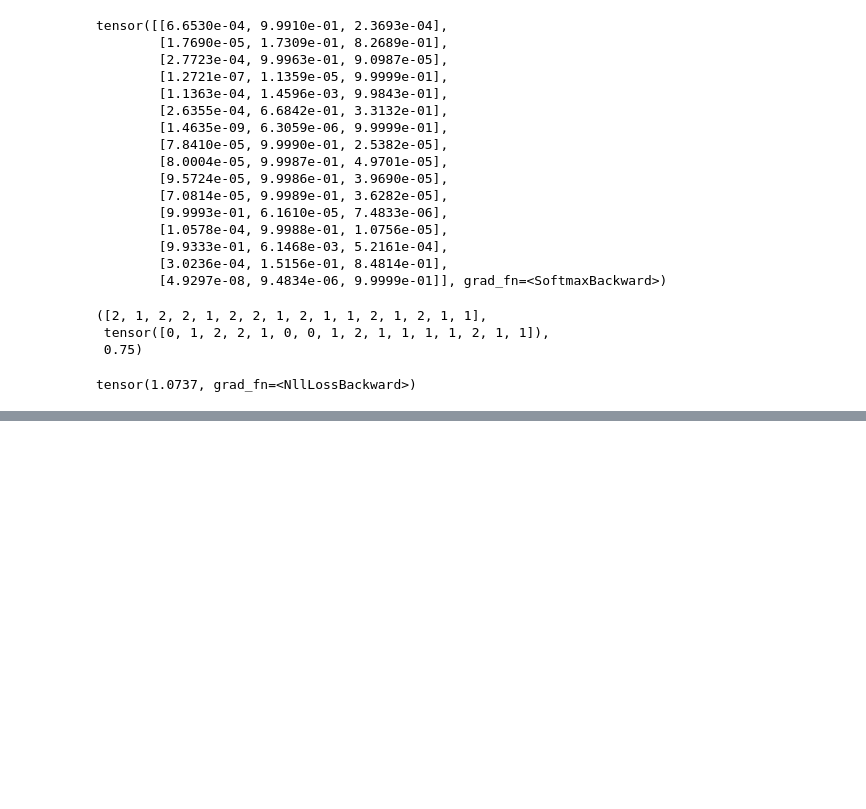
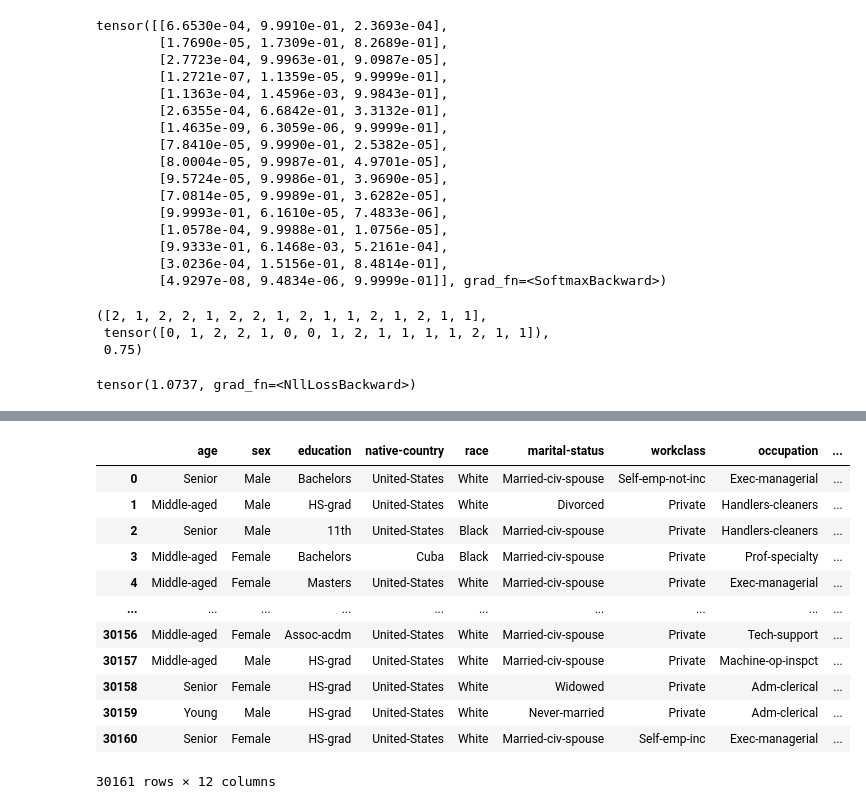
Before and after one commit to jmt0221/covid, a Jupyter notebook: covid-rec.ipynb, the cells around one changed output, grey strips where cells are left out. Saved outputs shown, nothing was run; the diff lists cells and outputs as text; code cells hidden in the pictures; blank space fills up the shorter version.

```diff
--- a/covid-rec.ipynb
+++ b/covid-rec.ipynb
@@ -250,0 +253,6 @@ tensor(1.0737, grad_fn=<NllLossBackward>)
+# %%
+df = pd.read_clipboard()
+# %%
+df.columns=['colum']
+# %%
+df = df.colum.apply(lambda x: x.split(','))
@@ -250,0 +274,23 @@ tensor(1.0737, grad_fn=<NllLossBackward>)
+# %%
+lst = []
+for i in list(df):
+    dct = {}
+    for j in i:
+        dct[j.split('=')[0]] = j.split('=')[1]
+    lst.append(dct)
+# %%
+pd.DataFrame(lst)
+# %% [output]
+|  | age | sex | education | native-country | race | marital-status | workclass | occupation | ... |
+| 0 | Senior | Male | Bachelors | United-States | White | Married-civ-spouse | Self-emp-not-inc | Exec-managerial | ... |
+| 1 | Middle-aged | Male | HS-grad | United-States | White | Divorced | Private | Handlers-cleaners | ... |
+| 2 | Senior | Male | 11th | United-States | Black | Married-civ-spouse | Private | Handlers-cleaners | ... |
+| 3 | Middle-aged | Female | Bachelors | Cuba | Black | Married-civ-spouse | Private | Prof-specialty | ... |
+| 4 | Middle-aged | Female | Masters | United-States | White | Married-civ-spouse | Private | Exec-managerial | ... |
+| ... | ... | ... | ... | ... | ... | ... | ... | ... | ... |
+| 30156 | Middle-aged | Female | Assoc-acdm | United-States | White | Married-civ-spouse | Private | Tech-support | ... |
+| 30157 | Middle-aged | Male | HS-grad | United-States | White | Married-civ-spouse | Private | Machine-op-inspct | ... |
+| 30158 | Senior | Female | HS-grad | United-States | White | Widowed | Private | Adm-clerical | ... |
+| 30159 | Young | Male | HS-grad | United-States | White | Never-married | Private | Adm-clerical | ... |
+| 30160 | Senior | Female | HS-grad | United-States | White | Married-civ-spouse | Self-emp-inc | Exec-managerial | ... |
+30161 rows × 12 columns
```
Also changed, not shown: parts of 7 cells of this notebook.
